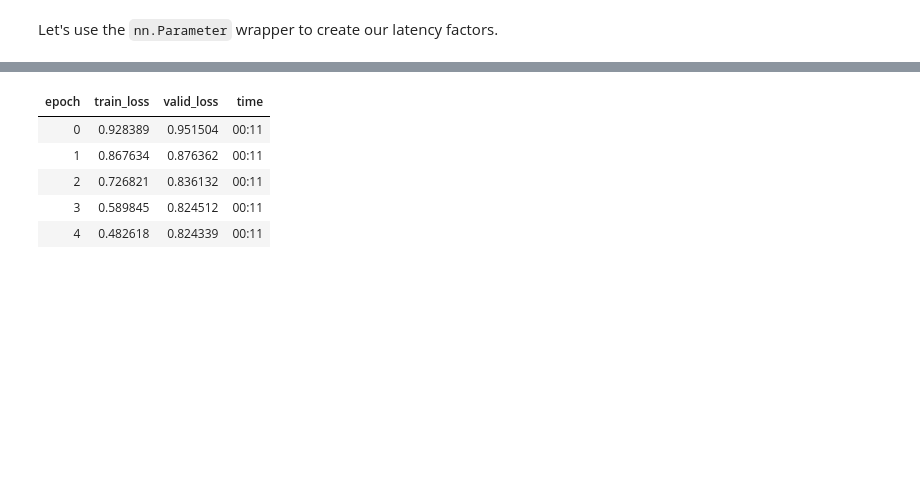
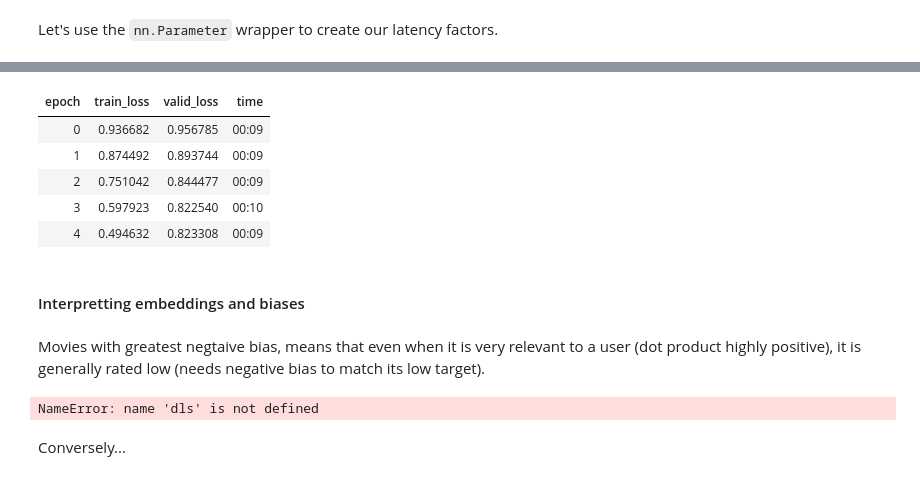
Before and after one commit to dqna64/fastbook-experimental, a Jupyter notebook: 08-1.ipynb, the cells around one changed output, grey strips where cells are left out. Drawn from its saved outputs; the diff is of its cells as text; code cells hidden in the pictures; blank space fills up the shorter version.

Commit message:
Deep learning collaborative filtering

```diff
--- a/08-1.ipynb
+++ b/08-1.ipynb
@@ -174,7 +185,7 @@ learn.fit_one_cycle(5, 5e-3)
 Some users are more or less generous in their ratings, and some movies are just plain good or bad. We want to adjust ratings for certain users and movies such that all ratings are comparable. To do this we introduce **biases**.
 # %%
 class DotProductBias(Module):
-    def __init__(self, n_users, n_movies, n_factors, y_range=(0,5.5)):
+    def __init__(self, n_users, n_movies, n_factors, y_range=(-0.5,5.5)):
         self.user_factors = Embedding(n_users, n_factors)
         self.user_bias = Embedding(n_users, 1)
         self.movie_factors = Embedding(n_movies, n_factors)
@@ -270,6 +281,6 @@ tensor([[-1.2285e-02,  5.5484e-03,  7.4158e-03,  9.2298e-03, -2.2594e-03],
 # %%
 class DotProductBias(Module):
-    def __init__(self, n_users, n_movies, n_factors, y_range=(0,5.5)):
+    def __init__(self, n_users, n_movies, n_factors, y_range=(-0.5,5.5)):
         self.user_factors = create_params([n_users, n_factors])
         self.user_bias = create_params([n_users])
         self.movie_factors = create_params([n_movies, n_factors])
@@ -283,13 +294,25 @@ class DotProductBias(Module):
         res += self.user_bias[x[:,0]] + self.movie_bias[x[:,1]] # (64 x 1) + (64 x 1) + (64 x 1)
         return sigmoid_range(res, *self.y_range)
 # %%
-model = DotProductBias(n_users, n_movies, 50)
+model = DotProductBias(n_users, n_movies, 50, y_range=[-0.5, 5.5])
 learn = Learner(dataloaders, model, loss_func=MSELossFlat())
 learn.fit_one_cycle(5, 5e-3, wd=0.1)
 # %% [output]
 | epoch | train_loss | valid_loss | time |
-| 0 | 0.928389 | 0.951504 | 00:11 |
-| 1 | 0.867634 | 0.876362 | 00:11 |
-| 2 | 0.726821 | 0.836132 | 00:11 |
-| 3 | 0.589845 | 0.824512 | 00:11 |
-| 4 | 0.482618 | 0.824339 | 00:11 |
+| 0 | 0.936682 | 0.956785 | 00:09 |
+| 1 | 0.874492 | 0.893744 | 00:09 |
+| 2 | 0.751042 | 0.844477 | 00:09 |
+| 3 | 0.597923 | 0.822540 | 00:10 |
+| 4 | 0.494632 | 0.823308 | 00:09 |
+# %% [markdown]
+#### Interpretting embeddings and biases
+# %% [markdown]
+Movies with greatest negtaive bias, means that even when it is very relevant to a user (dot product highly positive), it is generally rated low (needs negative bias to match its low target).
+# %%
+movie_bias = learn.model.movie_bias.squeeze()
+idxs = movie_bias.argsort()[:5]
+[dls.classes['title'][i] for i in idxs]
+# %% [output]
+NameError: name 'dls' is not defined
+# %% [markdown]
+Conversely...
```
Also changed, not shown: parts of 23 cells of this notebook.
